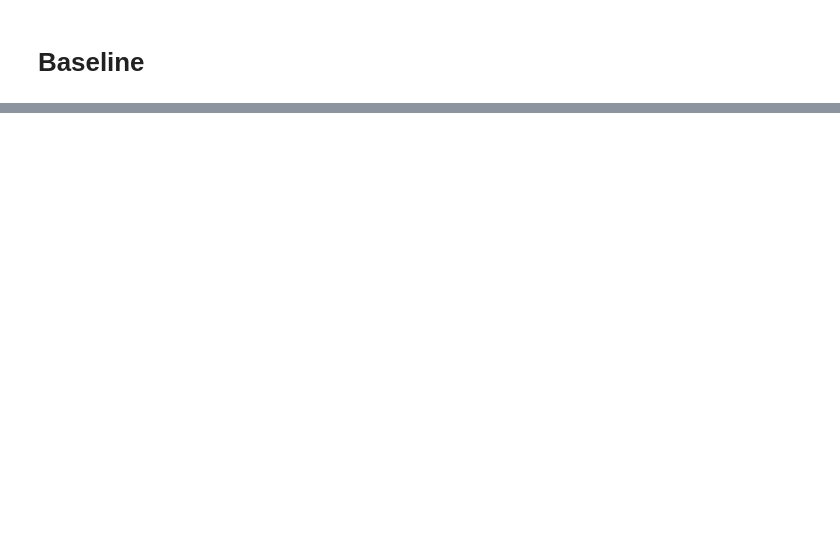
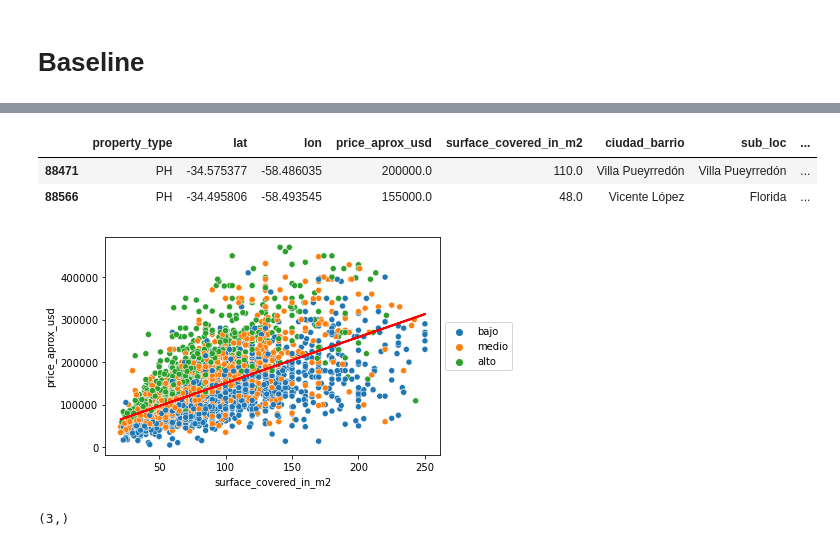
Before and after one commit to soledadh/limpieza_dataset_inmobiliario, a Jupyter notebook: regression.ipynb, the cells around one changed output, grey strips where cells are left out. Cells and saved outputs as stored; diff of their text form; code cells hidden in the pictures; blank space fills up the shorter version.

```diff
--- a/regression.ipynb
+++ b/regression.ipynb
@@ -565,0 +132,15 @@ df_depto.to_csv('df_depto.csv')
+# %%
+df_ph = df[df.property_type == 'PH']
+df_ph.sample(2)
+# %% [output]
+|  | property_type | lat | lon | price_aprox_usd | surface_covered_in_m2 | ciudad_barrio | sub_loc | ... |
+| 88471 | PH | -34.575377 | -58.486035 | 200000.0 | 110.0 | Villa Pueyrredón | Villa Pueyrredón | ... |
+| 88566 | PH | -34.495806 | -58.493545 | 155000.0 | 48.0 | Vicente López | Florida | ... |
+# %%
+cv_ph = reg_lineal_simple(df_ph, 'surface_covered_in_m2')
+# %% [output]
+[figure, added]
+# %%
+cv_ph['test_neg_root_mean_squared_error'].shape
+# %% [output]
+(3,)
```
Also changed, not shown: parts of 89 cells of this notebook.
